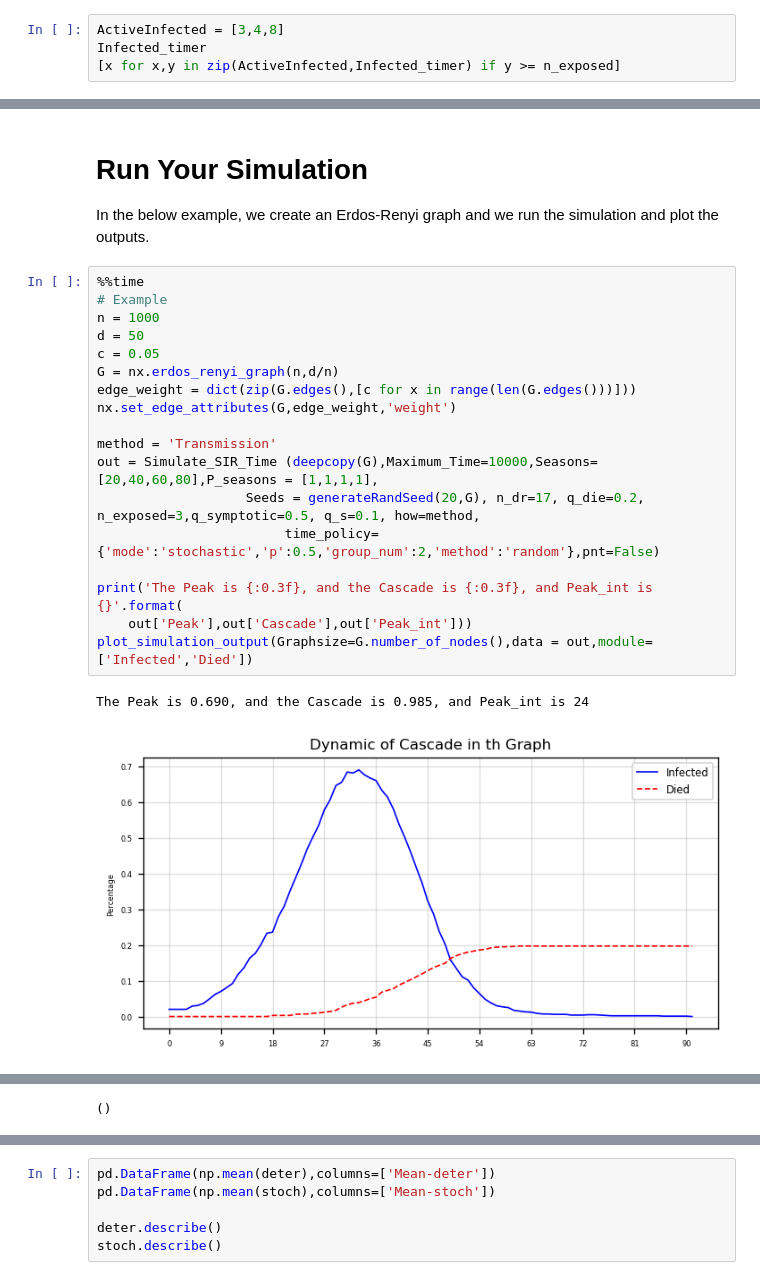
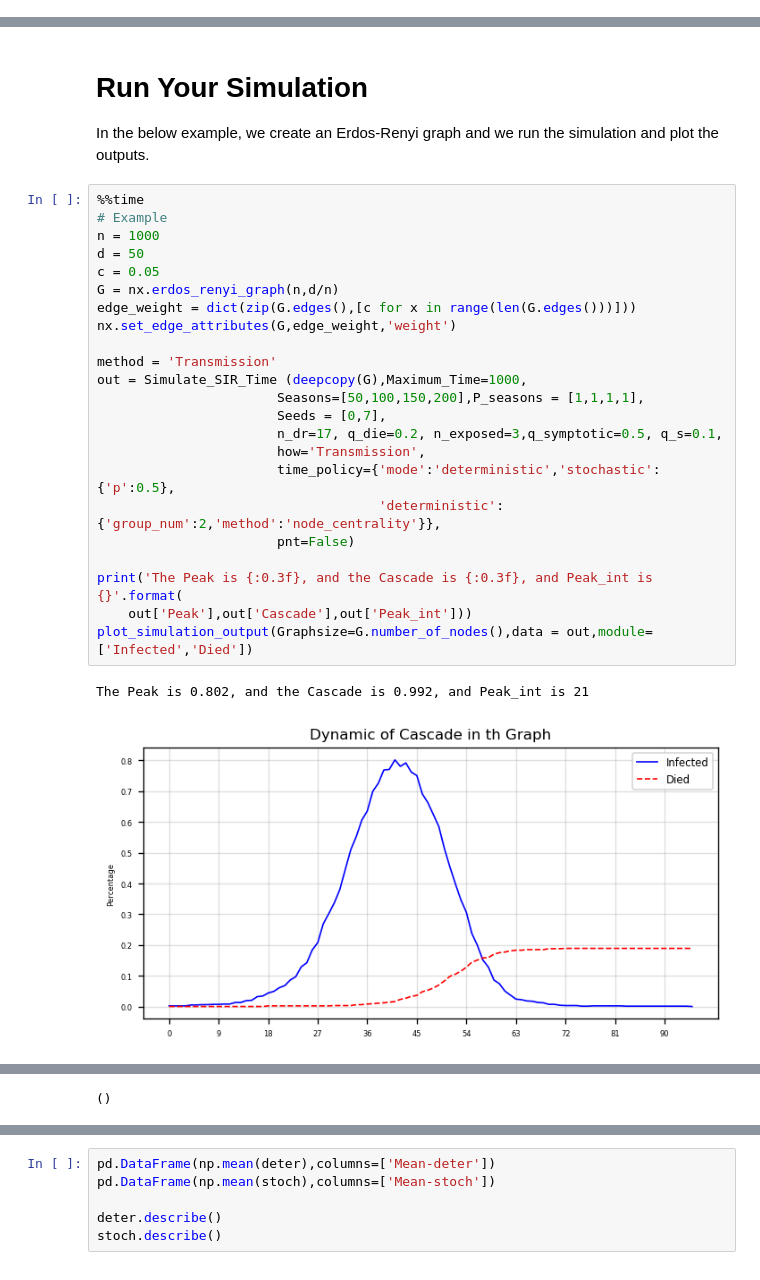
Before and after one commit to MahdiShahrabi/COVID19-Simulation, a Jupyter notebook: Time Dimension/Time_Simulation.ipynb, the cells around one changed output, grey strips where cells are left out. Drawn from its saved outputs; the diff is of its cells as text.

Commit message:
Updating TimePolicy function!
... And modofying the simulate function!

```diff
--- a/Time Dimension/Time_Simulation.ipynb
+++ b/Time Dimension/Time_Simulation.ipynb
@@ -58,6 +72,2 @@ def TimePolicy_generator(Graph,Maximum_Time=10000,
     else:
         raise ValueError('Wrong input for method["name"]!')
-# %%
-ActiveInfected = [3,4,8]
-Infected_timer
-[x for x,y in zip(ActiveInfected,Infected_timer) if y >= n_exposed]
@@ -395,21 +412,26 @@ In the below example, we create an Erdos-Renyi graph and we run the simulation a
 # %%
 %%time
 # Example
 n = 1000
 d = 50
 c = 0.05
 G = nx.erdos_renyi_graph(n,d/n)
 edge_weight = dict(zip(G.edges(),[c for x in range(len(G.edges()))]))
 nx.set_edge_attributes(G,edge_weight,'weight')
 
 method = 'Transmission'
-out = Simulate_SIR_Time (deepcopy(G),Maximum_Time=10000,Seasons=[20,40,60,80],P_seasons = [1,1,1,1],
-                   Seeds = generateRandSeed(20,G), n_dr=17, q_die=0.2, n_exposed=3,q_symptotic=0.5, q_s=0.1, how=method,
-                        time_policy={'mode':'stochastic','p':0.5,'group_num':2,'method':'random'},pnt=False)
+out = Simulate_SIR_Time (deepcopy(G),Maximum_Time=1000,
+                       Seasons=[50,100,150,200],P_seasons = [1,1,1,1],
+                       Seeds = [0,7],
+                       n_dr=17, q_die=0.2, n_exposed=3,q_symptotic=0.5, q_s=0.1,
+                       how='Transmission',
+                       time_policy={'mode':'deterministic','stochastic':{'p':0.5},
+                                    'deterministic':{'group_num':2,'method':'node_centrality'}},
+                       pnt=False)
 
 print('The Peak is {:0.3f}, and the Cascade is {:0.3f}, and Peak_int is {}'.format(
     out['Peak'],out['Cascade'],out['Peak_int']))
 plot_simulation_output(Graphsize=G.number_of_nodes(),data = out,module=['Infected','Died'])
 # %% [output]
-The Peak is 0.690, and the Cascade is 0.985, and Peak_int is 24
+The Peak is 0.802, and the Cascade is 0.992, and Peak_int is 21
-[figure, old version]
+[figure, new version]
```
Also changed, not shown: parts of 5 cells of this notebook.
